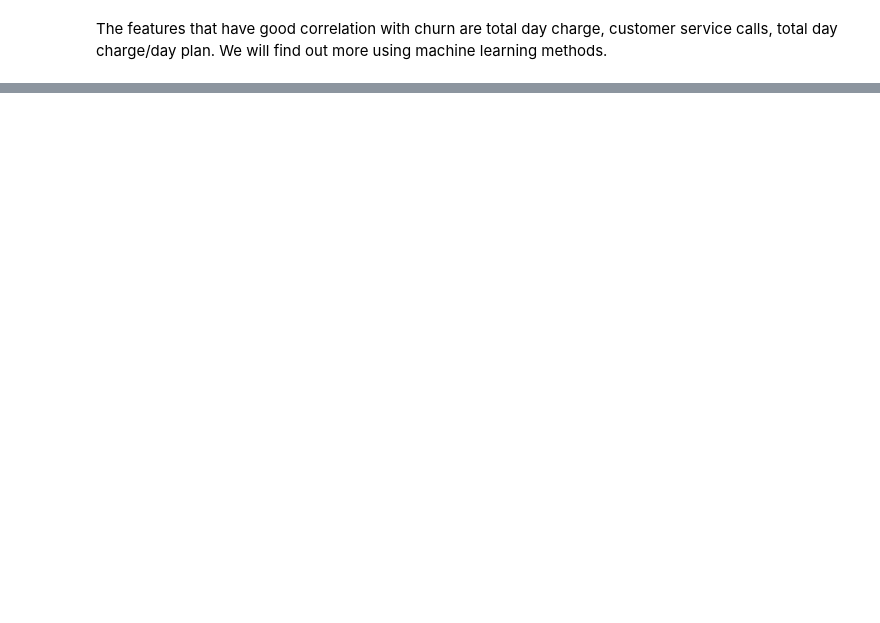
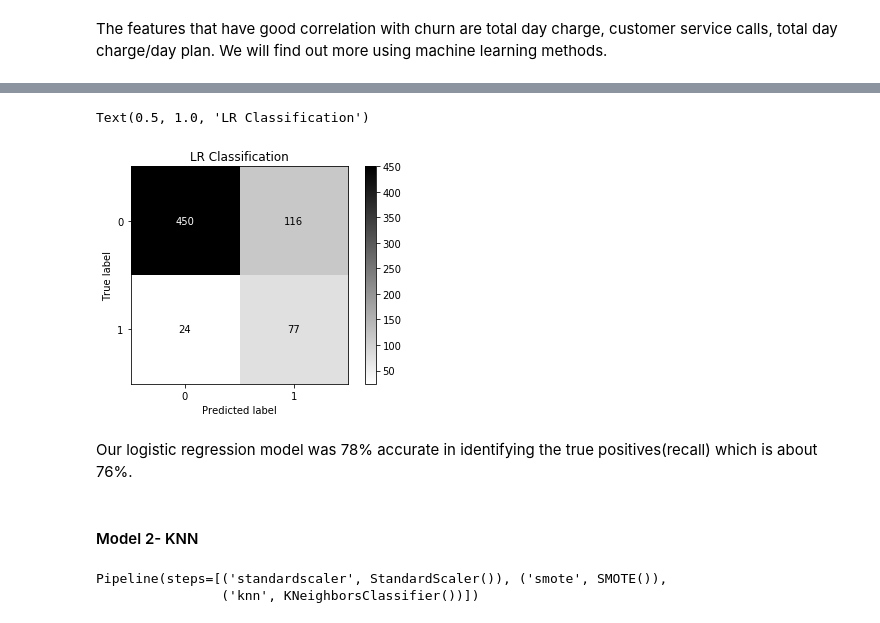
Before and after one commit to kulleeezy/dsc-phase-3-project, a Jupyter notebook: Phase 3 Project.ipynb, the cells around one changed output, grey strips where cells are left out. Saved outputs shown, nothing was run; the diff lists cells and outputs as text; code cells hidden in the pictures; blank space fills up the shorter version.

```diff
--- a/Phase 3 Project.ipynb
+++ b/Phase 3 Project.ipynb
@@ -510,0 +308,5 @@ Based on our findings, customer service call is the main reason why customers ch
+# %%
+#dummying variables(subgrouping)
+X
+X = pd.get_dummies(X)
+X.head()
@@ -510,0 +341,3 @@ Based on our findings, customer service call is the main reason why customers ch
+# %%
+#test/train split
+X_train, X_test, y_train, y_test = train_test_split(X, y, test_size=0.2, random_state=42)
@@ -510,0 +346,5 @@ Based on our findings, customer service call is the main reason why customers ch
+# %%
+dummy = DummyClassifier(strategy='most_frequent')
+dummy.fit(X_train, y_train)
+baseline_acc = round(dummy.score(X_test, y_test), 2) * 100
+print('Baseline Accuracy: {0}%'.format(baseline_acc))
@@ -510,0 +355,6 @@ Based on our findings, customer service call is the main reason why customers ch
+# %%
+#creating a pipeline with scaling, smote, and the lr model
+lr = LogisticRegression()
+LR = Pipeline([('standardscaler', StandardScaler()), ('smote', SMOTE()), ('lr', LogisticRegression())])
+#fitting the model
+LR.fit(X_train, y_train)
@@ -510,0 +388,10 @@ Based on our findings, customer service call is the main reason why customers ch
+# %%
+plot_confusion_matrix(LR, X_test, y_test, cmap='binary')
+plt.title('LR Classification')
+# %% [output]
+Text(0.5, 1.0, 'LR Classification')
+[figure, added]
+# %% [markdown]
+Our logistic regression model was 78% accurate in identifying the true positives(recall) which is about 76%.
+# %% [markdown]
+#### Model 2- KNN
@@ -510,0 +404,6 @@ Based on our findings, customer service call is the main reason why customers ch
+# %%
+#fitting train data
+KNN.fit(X_train, y_train)
+# %% [output]
+Pipeline(steps=[('standardscaler', StandardScaler()), ('smote', SMOTE()),
+                ('knn', KNeighborsClassifier())])
```
Also changed, not shown: parts of 101 cells of this notebook.
